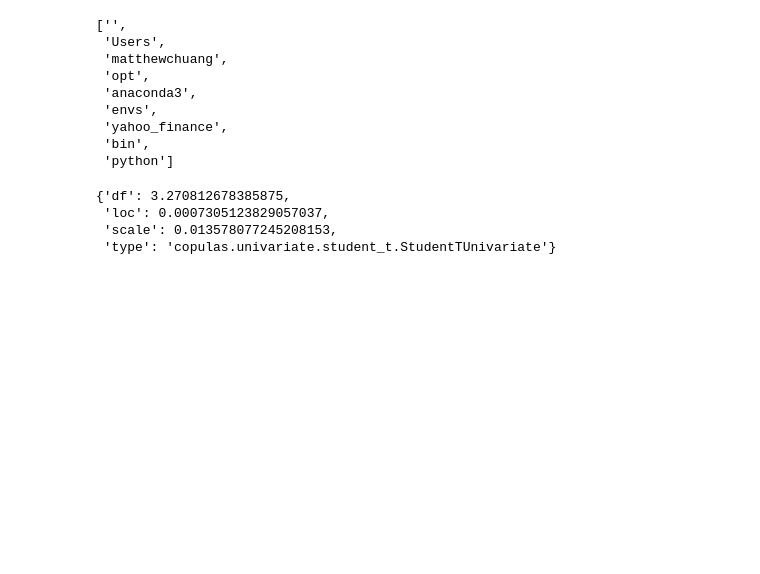
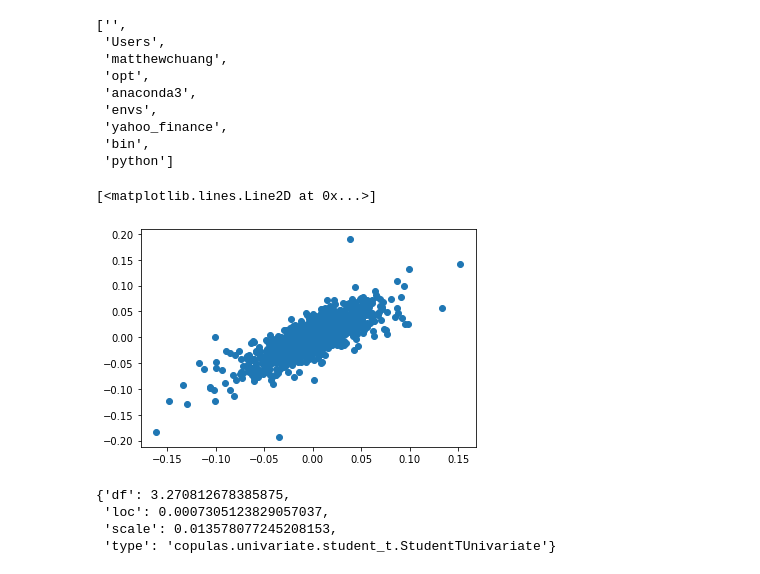
Before and after one commit to MattioCh/algo_test, a Jupyter notebook: copula/main.ipynb, the cells around one changed output. Saved outputs shown, nothing was run; the diff lists cells and outputs as text; code cells hidden in the pictures; blank space fills up the shorter version.

```diff
--- a/copula/main.ipynb
+++ b/copula/main.ipynb
@@ -19,6 +19,12 @@ from helper.helper import find_Return
 
 ret1 = find_Return(df1)
 ret2 = find_Return(df2)
+# %%
+import matplotlib.pyplot as plt
+plt.plot(ret1,ret2,"o")
+# %% [output]
+[<matplotlib.lines.Line2D at 0x...>]
+[figure, added]
 # %%
 %matplotlib inline
 from copulas.visualization import compare_1d
```
Also changed, not shown: parts of 3 cells of this notebook, 2 other files.
